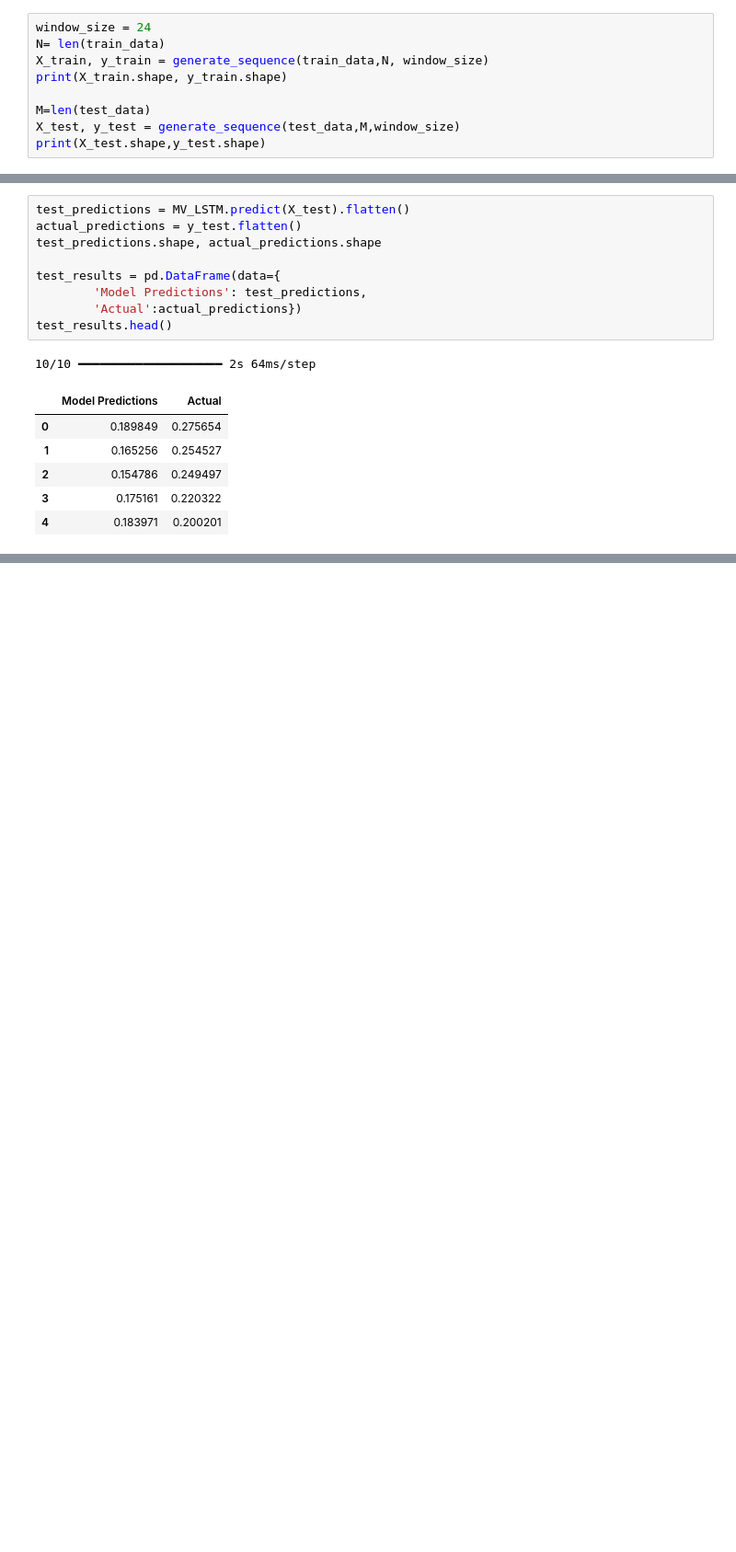
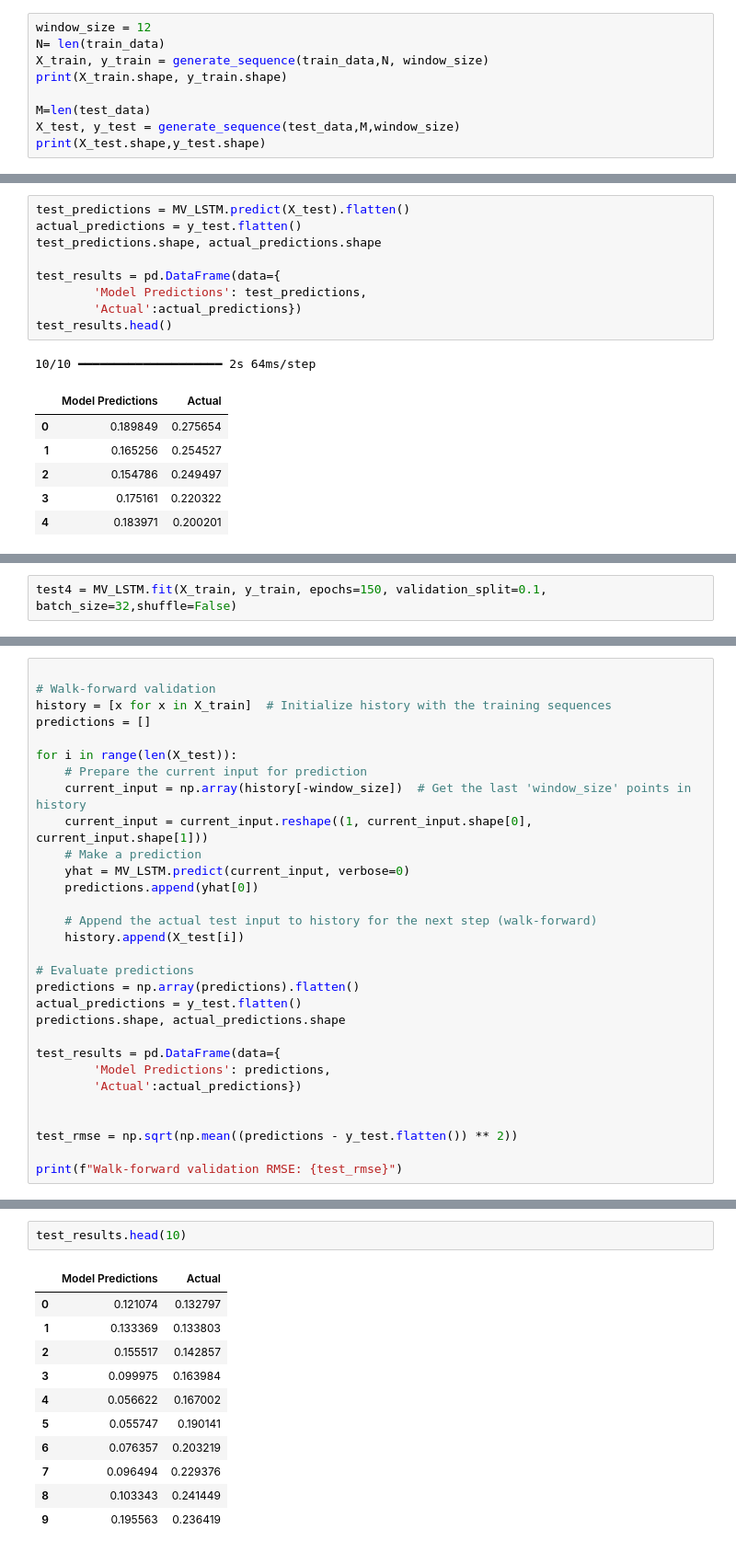
Before and after one commit to djjjones6/Group_Assessment_2, a Jupyter notebook: Matt W/LSTM_practice.ipynb, the cells around one changed output, grey strips where cells are left out. Shown: that part at 92% size. Drawn from its saved outputs; the diff is of its cells as text; blank space fills up the shorter version.

```diff
--- a/Matt W/LSTM_practice.ipynb
+++ b/Matt W/LSTM_practice.ipynb
@@ -65,7 +73,7 @@ def generate_sequence(df,N, window_size):
 # %% [markdown]
 Limit of sequence size is related to vanishing gradient problem. This can limit how well an LSTM can learn dependencies far back in the sequence, especially if the model isn’t deep enough to capture long-term patterns.
 # %%
-window_size = 24
+window_size = 12
 N= len(train_data)
 X_train, y_train = generate_sequence(train_data,N, window_size)
 print(X_train.shape, y_train.shape)
@@ -326,0 +817,2 @@ test_results.head()
+# %%
+test4 = MV_LSTM.fit(X_train, y_train, epochs=150, validation_split=0.1, batch_size=32,shuffle=False)
@@ -326,0 +837,30 @@ test_results.head()
+# %%
+
+# Walk-forward validation
+history = [x for x in X_train]  # Initialize history with the training sequences
+predictions = []
+
+for i in range(len(X_test)):
+    # Prepare the current input for prediction
+    current_input = np.array(history[-window_size])  # Get the last 'window_size' points in history
+    current_input = current_input.reshape((1, current_input.shape[0], current_input.shape[1]))
+    # Make a prediction
+    yhat = MV_LSTM.predict(current_input, verbose=0)
+    predictions.append(yhat[0])
+
+    # Append the actual test input to history for the next step (walk-forward)
+    history.append(X_test[i])
+
+# Evaluate predictions
+predictions = np.array(predictions).flatten()
+actual_predictions = y_test.flatten()
+predictions.shape, actual_predictions.shape
+
+test_results = pd.DataFrame(data={
+        'Model Predictions': predictions,
+        'Actual':actual_predictions})
+
+
+test_rmse = np.sqrt(np.mean((predictions - y_test.flatten()) ** 2))
+
+print(f"Walk-forward validation RMSE: {test_rmse}")
@@ -326,0 +869,14 @@ test_results.head()
+# %%
+test_results.head(10)
+# %% [output]
+|  | Model Predictions | Actual |
+| 0 | 0.121074 | 0.132797 |
+| 1 | 0.133369 | 0.133803 |
+| 2 | 0.155517 | 0.142857 |
+| 3 | 0.099975 | 0.163984 |
+| 4 | 0.056622 | 0.167002 |
+| 5 | 0.055747 | 0.190141 |
+| 6 | 0.076357 | 0.203219 |
+| 7 | 0.096494 | 0.229376 |
+| 8 | 0.103343 | 0.241449 |
+| 9 | 0.195563 | 0.236419 |
```
Also changed, not shown: parts of 41 cells of this notebook, 4 other files.
